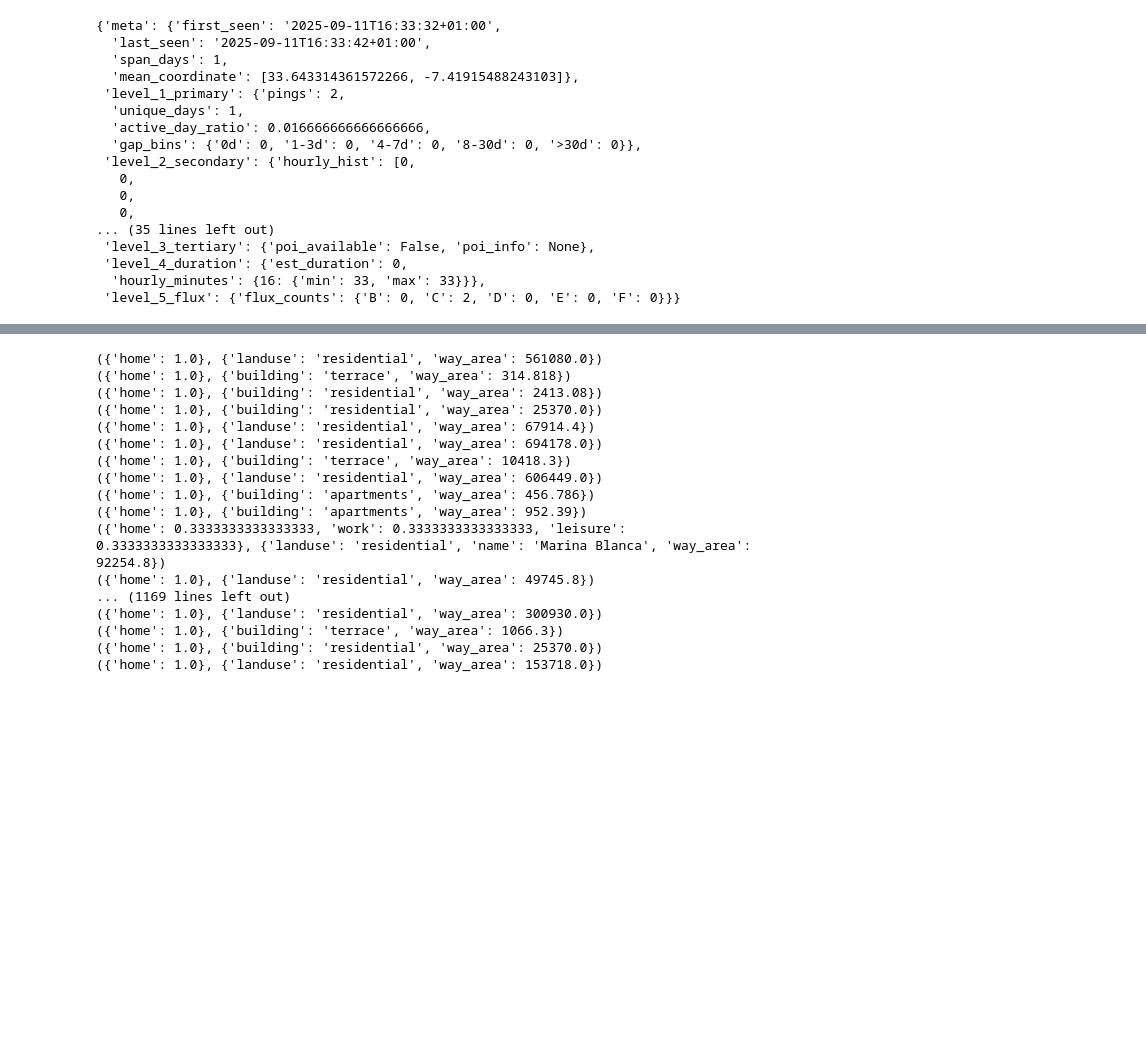
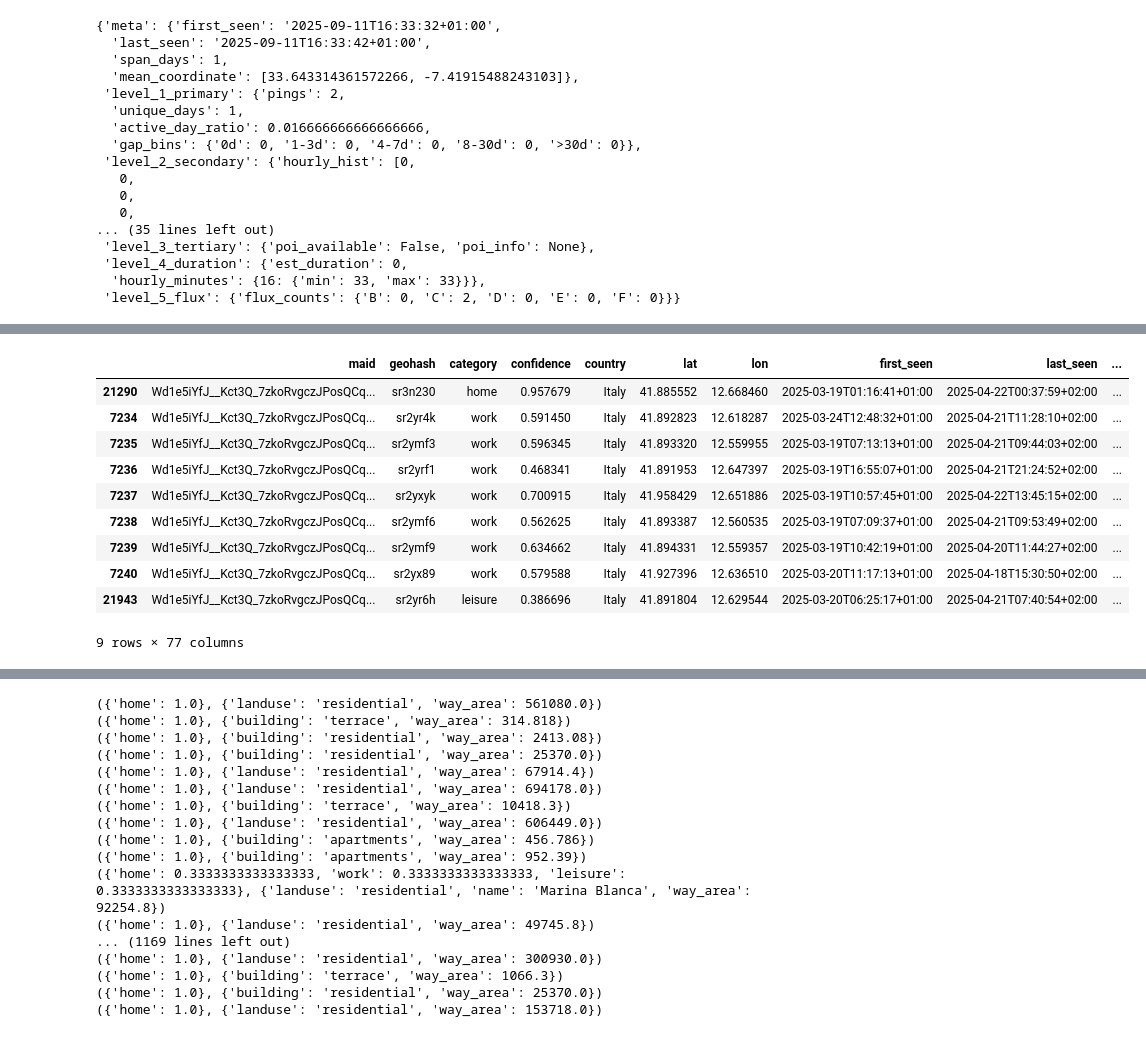
Before and after one commit to LeoNguyen868/new_casacom, a Jupyter notebook: test.ipynb, the cells around one changed output, grey strips where cells are left out. Saved outputs shown, nothing was run; the diff lists cells and outputs as text; code cells hidden in the pictures; blank space fills up the shorter version.

```diff
--- a/test.ipynb
+++ b/test.ipynb
@@ -115,0 +128,14 @@ full=pd.concat([home,work,leisure])
+# %%
+full[full.maid=='Wd1e5iYfJ__Kct3Q_7zkoRvgczJPosQCqkJCM3b1byoAUW7ha5tnTr0lABRxkk82']
+# %% [output]
+|  | maid | geohash | category | confidence | country | lat | lon | first_seen | last_seen | ... |
+| 21290 | Wd1e5iYfJ__Kct3Q_7zkoRvgczJPosQCq... | sr3n230 | home | 0.957679 | Italy | 41.885552 | 12.668460 | 2025-03-19T01:16:41+01:00 | 2025-04-22T00:37:59+02:00 | ... |
+| 7234 | Wd1e5iYfJ__Kct3Q_7zkoRvgczJPosQCq... | sr2yr4k | work | 0.591450 | Italy | 41.892823 | 12.618287 | 2025-03-24T12:48:32+01:00 | 2025-04-21T11:28:10+02:00 | ... |
+| 7235 | Wd1e5iYfJ__Kct3Q_7zkoRvgczJPosQCq... | sr2ymf3 | work | 0.596345 | Italy | 41.893320 | 12.559955 | 2025-03-19T07:13:13+01:00 | 2025-04-21T09:44:03+02:00 | ... |
+| 7236 | Wd1e5iYfJ__Kct3Q_7zkoRvgczJPosQCq... | sr2yrf1 | work | 0.468341 | Italy | 41.891953 | 12.647397 | 2025-03-19T16:55:07+01:00 | 2025-04-21T21:24:52+02:00 | ... |
+| 7237 | Wd1e5iYfJ__Kct3Q_7zkoRvgczJPosQCq... | sr2yxyk | work | 0.700915 | Italy | 41.958429 | 12.651886 | 2025-03-19T10:57:45+01:00 | 2025-04-22T13:45:15+02:00 | ... |
+| 7238 | Wd1e5iYfJ__Kct3Q_7zkoRvgczJPosQCq... | sr2ymf6 | work | 0.562625 | Italy | 41.893387 | 12.560535 | 2025-03-19T07:09:37+01:00 | 2025-04-21T09:53:49+02:00 | ... |
+| 7239 | Wd1e5iYfJ__Kct3Q_7zkoRvgczJPosQCq... | sr2ymf9 | work | 0.634662 | Italy | 41.894331 | 12.559357 | 2025-03-19T10:42:19+01:00 | 2025-04-20T11:44:27+02:00 | ... |
+| 7240 | Wd1e5iYfJ__Kct3Q_7zkoRvgczJPosQCq... | sr2yx89 | work | 0.579588 | Italy | 41.927396 | 12.636510 | 2025-03-20T11:17:13+01:00 | 2025-04-18T15:30:50+02:00 | ... |
+| 21943 | Wd1e5iYfJ__Kct3Q_7zkoRvgczJPosQCq... | sr2yr6h | leisure | 0.386696 | Italy | 41.891804 | 12.629544 | 2025-03-20T06:25:17+01:00 | 2025-04-21T07:40:54+02:00 | ... |
+9 rows × 77 columns
```
Also changed, not shown: parts of 7 cells of this notebook, 5 other files.
